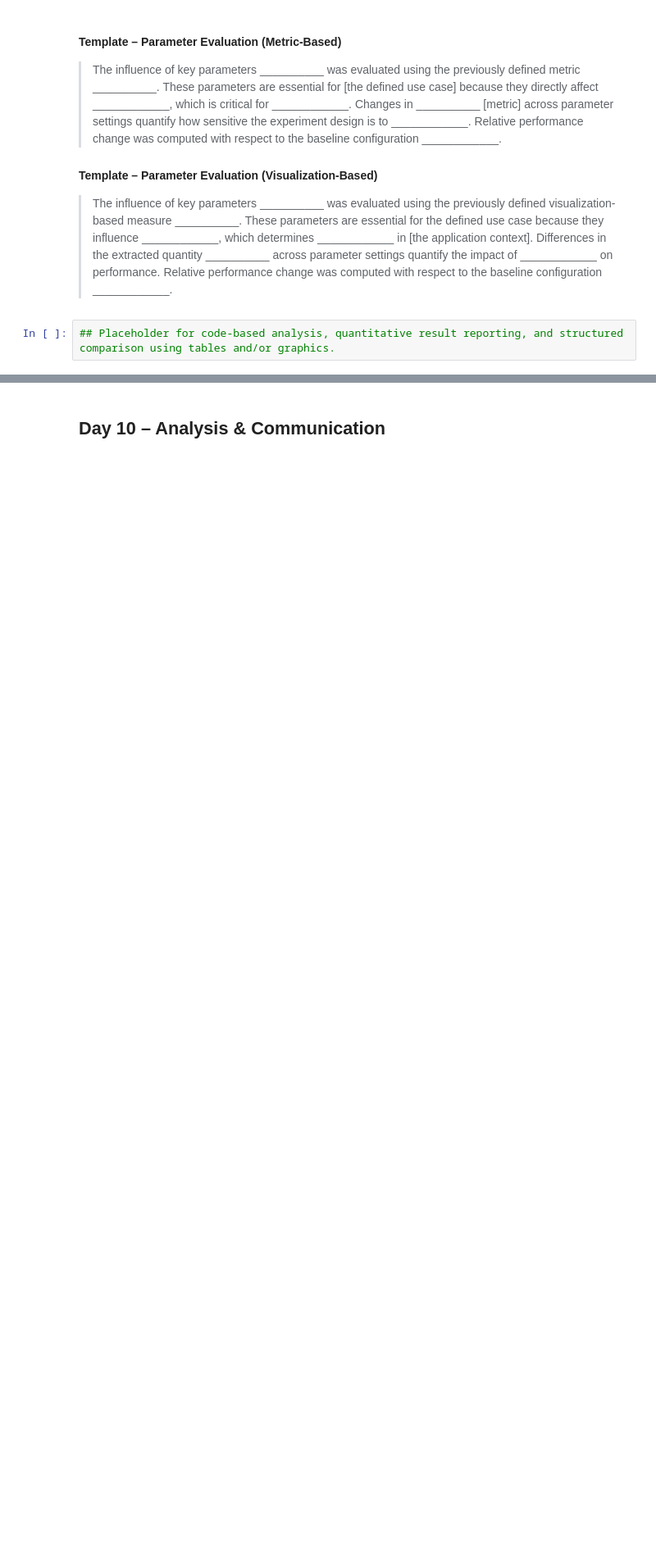
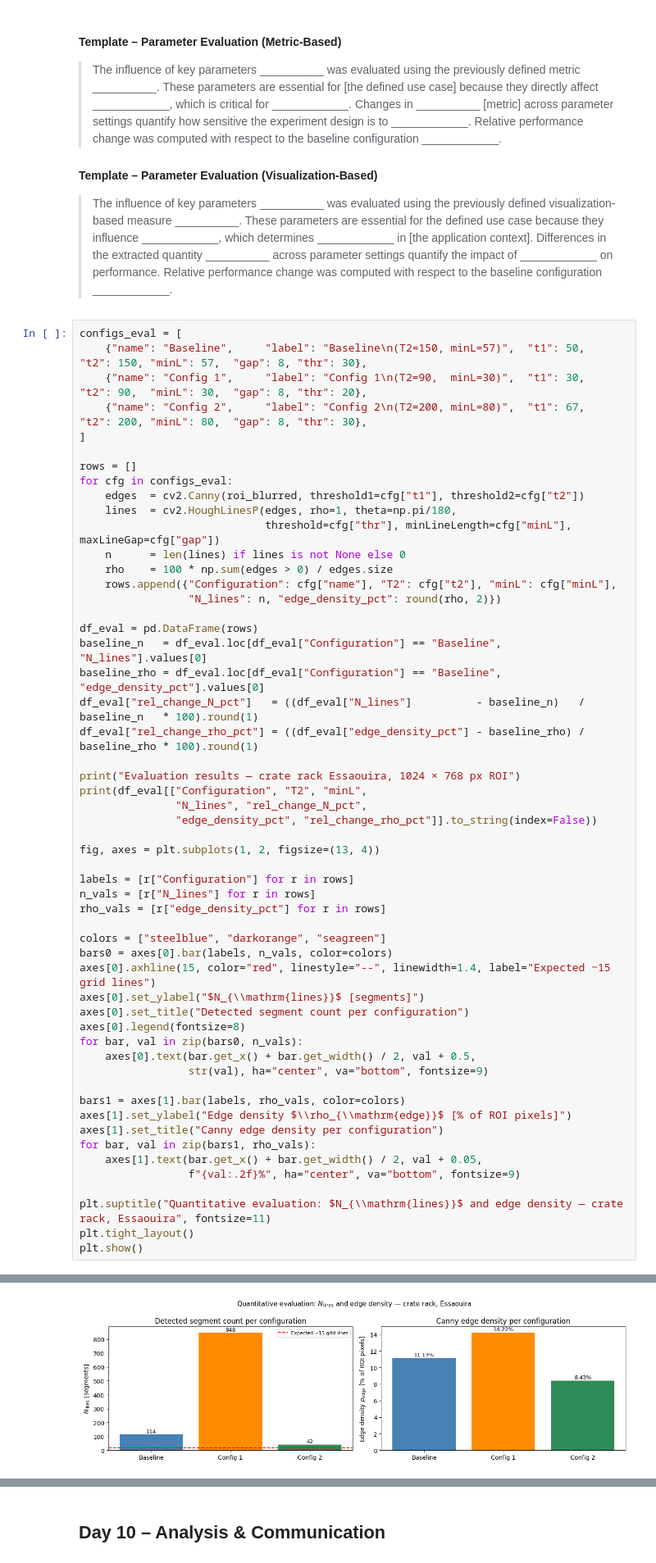
Before and after one commit to Sandra-Senn/gbsv_mc, a Jupyter notebook: mc2/gbsv_mc2.2_pattern detection_sandra_senn.ipynb, the cells around one changed output, grey strips where cells are left out. Shown at 82% size. Saved outputs shown, nothing was run; the diff lists cells and outputs as text; blank space fills up the shorter version.

```diff
--- a/mc2/gbsv_mc2.2_pattern detection_sandra_senn.ipynb
+++ b/mc2/gbsv_mc2.2_pattern detection_sandra_senn.ipynb
@@ -363,4 +346,57 @@ These parameters are essential for the defined use case because they influence _
 Differences in the extracted quantity __________ across parameter settings quantify the impact of ____________ on performance.
 Relative performance change was computed with respect to the baseline configuration ____________.
 # %%
-## Placeholder for code-based analysis, quantitative result reporting, and structured comparison using tables and/or graphics.
+configs_eval = [
+    {"name": "Baseline",     "label": "Baseline\n(T2=150, minL=57)",  "t1": 50,  "t2": 150, "minL": 57,  "gap": 8, "thr": 30},
+    {"name": "Config 1",     "label": "Config 1\n(T2=90,  minL=30)",  "t1": 30,  "t2": 90,  "minL": 30,  "gap": 8, "thr": 20},
+    {"name": "Config 2",     "label": "Config 2\n(T2=200, minL=80)",  "t1": 67,  "t2": 200, "minL": 80,  "gap": 8, "thr": 30},
+]
+
+rows = []
+for cfg in configs_eval:
+    edges  = cv2.Canny(roi_blurred, threshold1=cfg["t1"], threshold2=cfg["t2"])
+    lines  = cv2.HoughLinesP(edges, rho=1, theta=np.pi/180,
+                             threshold=cfg["thr"], minLineLength=cfg["minL"], maxLineGap=cfg["gap"])
+    n      = len(lines) if lines is not None else 0
+    rho    = 100 * np.sum(edges > 0) / edges.size
+    rows.append({"Configuration": cfg["name"], "T2": cfg["t2"], "minL": cfg["minL"],
+                 "N_lines": n, "edge_density_pct": round(rho, 2)})
+
+df_eval = pd.DataFrame(rows)
+baseline_n   = df_eval.loc[df_eval["Configuration"] == "Baseline", "N_lines"].values[0]
+baseline_rho = df_eval.loc[df_eval["Configuration"] == "Baseline", "edge_density_pct"].values[0]
+df_eval["rel_change_N_pct"]   = ((df_eval["N_lines"]          - baseline_n)   / baseline_n   * 100).round(1)
+df_eval["rel_change_rho_pct"] = ((df_eval["edge_density_pct"] - baseline_rho) / baseline_rho * 100).round(1)
+
+print("Evaluation results — crate rack Essaouira, 1024 × 768 px ROI")
+print(df_eval[["Configuration", "T2", "minL",
+               "N_lines", "rel_change_N_pct",
+               "edge_density_pct", "rel_change_rho_pct"]].to_string(index=False))
+
+fig, axes = plt.subplots(1, 2, figsize=(13, 4))
+
+labels = [r["Configuration"] for r in rows]
+n_vals = [r["N_lines"] for r in rows]
+rho_vals = [r["edge_density_pct"] for r in rows]
+
+colors = ["steelblue", "darkorange", "seagreen"]
+bars0 = axes[0].bar(labels, n_vals, color=colors)
+axes[0].axhline(15, color="red", linestyle="--", linewidth=1.4, label="Expected ~15 grid lines")
+axes[0].set_ylabel("$N_{\\mathrm{lines}}$ [segments]")
+axes[0].set_title("Detected segment count per configuration")
+axes[0].legend(fontsize=8)
+for bar, val in zip(bars0, n_vals):
+    axes[0].text(bar.get_x() + bar.get_width() / 2, val + 0.5,
+                 str(val), ha="center", va="bottom", fontsize=9)
+
+bars1 = axes[1].bar(labels, rho_vals, color=colors)
+axes[1].set_ylabel("Edge density $\\rho_{\\mathrm{edge}}$ [% of ROI pixels]")
+axes[1].set_title("Canny edge density per configuration")
+for bar, val in zip(bars1, rho_vals):
+    axes[1].text(bar.get_x() + bar.get_width() / 2, val + 0.05,
+                 f"{val:.2f}%", ha="center", va="bottom", fontsize=9)
+
+plt.suptitle("Quantitative evaluation: $N_{\\mathrm{lines}}$ and edge density — crate rack, Essaouira", fontsize=11)
+plt.tight_layout()
+plt.show()
+# %% [output]
@@ -367,3 +408,4 @@ Relative performance change was computed with respect to the baseline configurat
+[figure, added]
 # %% [markdown]
 Example universal comparison table:
 
```
Also changed, not shown: parts of 2 cells of this notebook, 1 other file.
